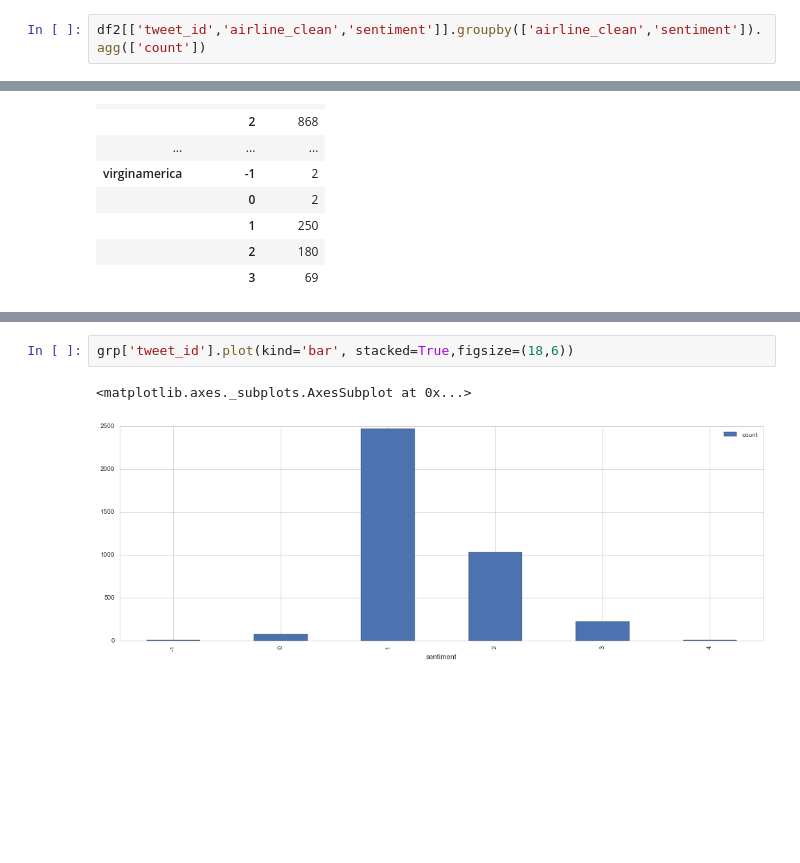
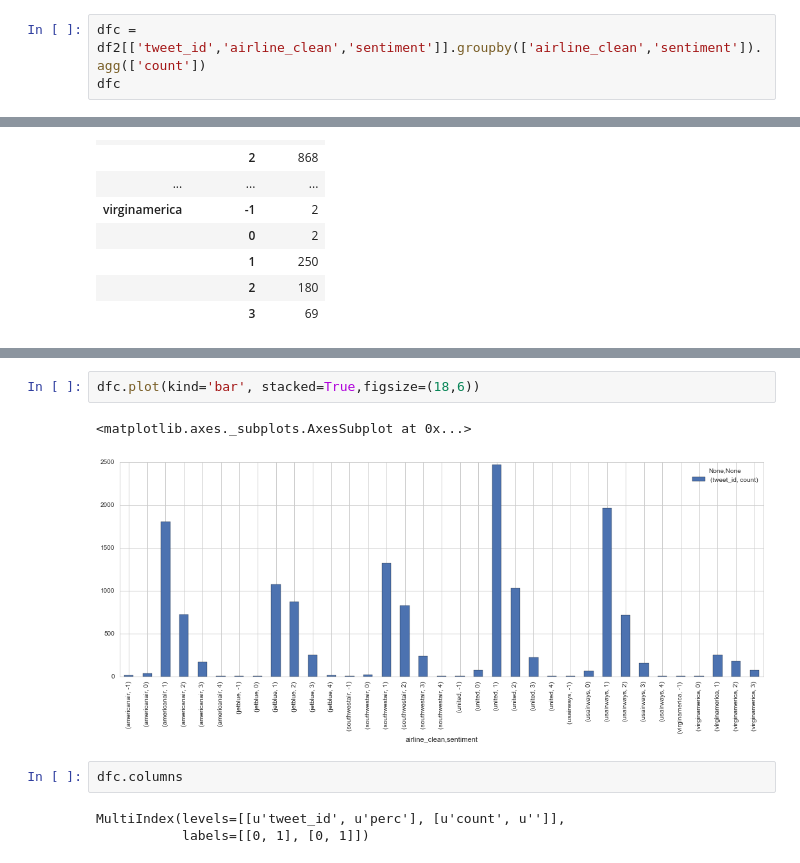
Before and after one commit to l1x/nlp, a Jupyter notebook: nlp.ipynb, the cells around one changed output, grey strips where cells are left out. Saved outputs shown, nothing was run; the diff lists cells and outputs as text; blank space fills up the shorter version.

```diff
--- a/nlp.ipynb
+++ b/nlp.ipynb
@@ -490,7 +490,8 @@ df2.sample()
 |  | Unnamed: 0 | tweet_id | tweet_created | name | tweet_location | retweet_count | ascii | len | ... |
 | 5887 | 5892 | 5893 | 21-2-2015 8:18 | observepeople | NaN | 0.0 | sean - keep in mind if you call..... | 90 | ... |
 # %%
-df2[['tweet_id','airline_clean','sentiment']].groupby(['airline_clean','sentiment']).agg(['count'])
+dfc = df2[['tweet_id','airline_clean','sentiment']].groupby(['airline_clean','sentiment']).agg(['count'])
+dfc
 # %% [output]
 |  |  | tweet_id |
 |  |  | count |
@@ -534,5 +515,10 @@ grp
 # %%
-grp['tweet_id'].plot(kind='bar', stacked=True,figsize=(18,6))
+dfc.plot(kind='bar', stacked=True,figsize=(18,6))
 # %% [output]
 <matplotlib.axes._subplots.AxesSubplot at 0x...>
-[figure, old version]
+[figure, new version]
+# %%
+dfc.columns
+# %% [output]
+MultiIndex(levels=[[u'tweet_id', u'perc'], [u'count', u'']],
+           labels=[[0, 1], [0, 1]])
```
Also changed, not shown: parts of 4 cells of this notebook.
